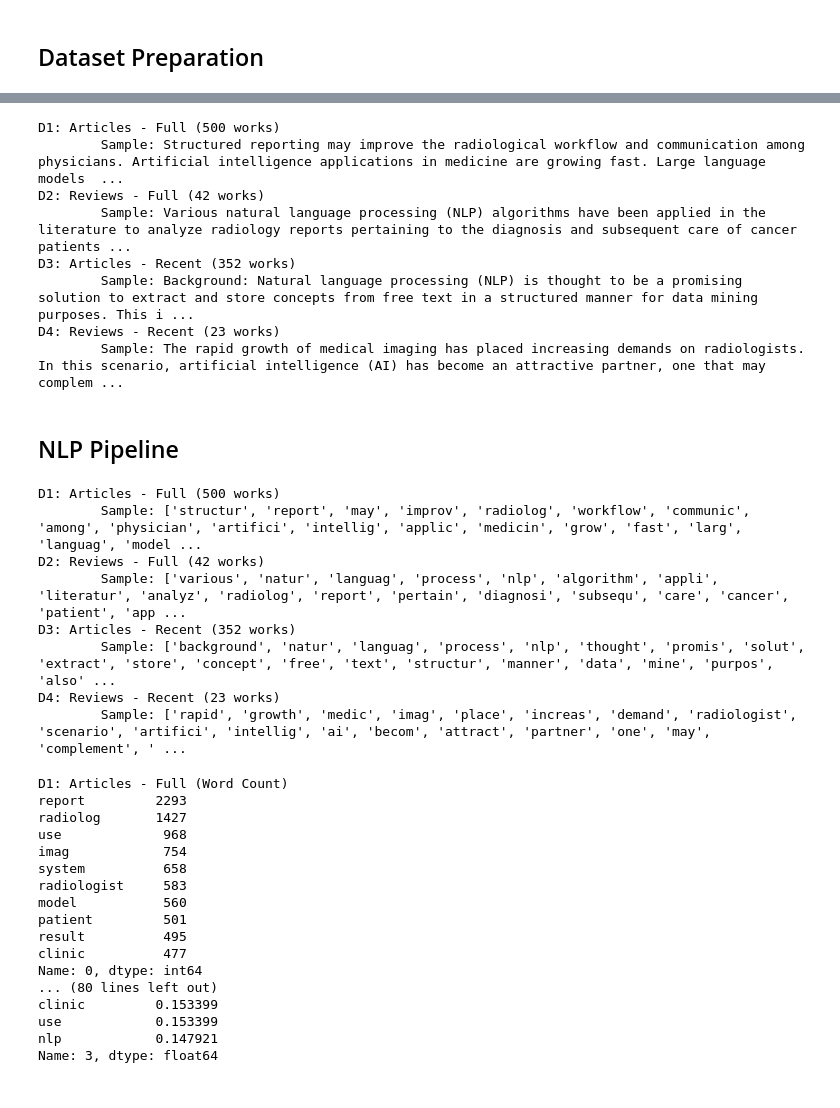
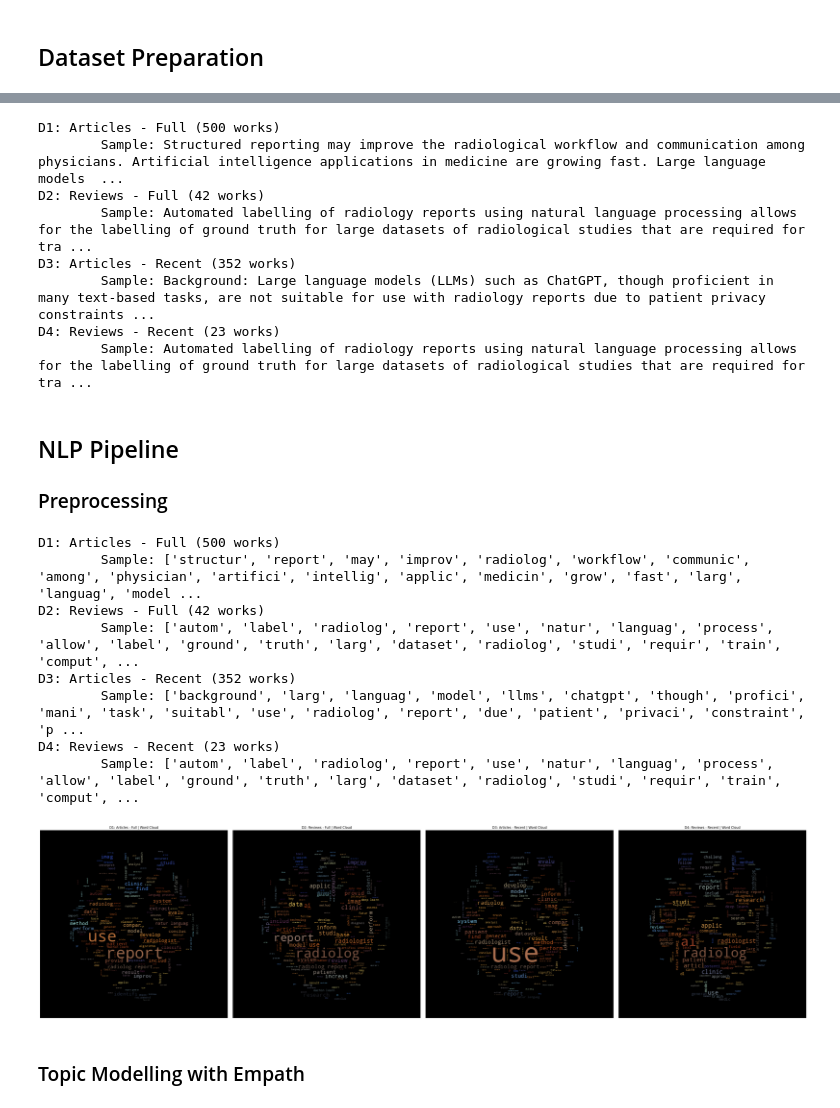
Before and after one commit to husmen/MedicalResearchTextAnalyser, a Jupyter notebook: MedicalResearchTextAnalyser.ipynb, the cells around one changed output, grey strips where cells are left out. Drawn from its saved outputs; the diff is of its cells as text; code cells hidden in the pictures.

```diff
--- a/MedicalResearchTextAnalyser.ipynb
+++ b/MedicalResearchTextAnalyser.ipynb
@@ -48,6 +45,7 @@ max    2023.000000  72.000000
 # %%
 # list of abstracts as D1-4
 dataset_abs = [dataset.get_abstracts(i) for i in range(len(dataset))]
+dataset_titles = [dataset.get_titles(i) for i in range(len(dataset))]
 
 for desc, db in zip(dataset.data_description, dataset_abs, strict=True):
     print(f"{desc} ({len(db)} works)")
@@ -56,16 +54,17 @@ for desc, db in zip(dataset.data_description, dataset_abs, strict=True):
 D1: Articles - Full (500 works)
         Sample: Structured reporting may improve the radiological workflow and communication among physicians. Artificial intelligence applications in medicine are growing fast. Large language models  ...
 D2: Reviews - Full (42 works)
-        Sample: Various natural language processing (NLP) algorithms have been applied in the literature to analyze radiology reports pertaining to the diagnosis and subsequent care of cancer patients ...
+        Sample: Automated labelling of radiology reports using natural language processing allows for the labelling of ground truth for large datasets of radiological studies that are required for tra ...
 D3: Articles - Recent (352 works)
-        Sample: Background: Natural language processing (NLP) is thought to be a promising solution to extract and store concepts from free text in a structured manner for data mining purposes. This i ...
+        Sample: Background: Large language models (LLMs) such as ChatGPT, though proficient in many text-based tasks, are not suitable for use with radiology reports due to patient privacy constraints ...
 D4: Reviews - Recent (23 works)
-        Sample: The rapid growth of medical imaging has placed increasing demands on radiologists. In this scenario, artificial intelligence (AI) has become an attractive partner, one that may complem ...
+        Sample: Automated labelling of radiology reports using natural language processing allows for the labelling of ground truth for large datasets of radiological studies that are required for tra ...
 # %% [markdown]
 ## NLP Pipeline
+
+### Preprocessing
 # %%
-# Preprocessing
-dataset_tkns = [nlp_pipeline.preprocess(db) for db in dataset_abs]
+dataset_tkns = [nlp_pipeline.preprocess(db, True) for db in dataset_abs]
 
 for desc, db in zip(dataset.data_description, dataset_tkns, strict=True):
     print(f"{desc} ({len(db)} works)")
@@ -74,42 +73,17 @@ for desc, db in zip(dataset.data_description, dataset_tkns, strict=True):
 D1: Articles - Full (500 works)
         Sample: ['structur', 'report', 'may', 'improv', 'radiolog', 'workflow', 'communic', 'among', 'physician', 'artifici', 'intellig', 'applic', 'medicin', 'grow', 'fast', 'larg', 'languag', 'model ...
 D2: Reviews - Full (42 works)
-        Sample: ['various', 'natur', 'languag', 'process', 'nlp', 'algorithm', 'appli', 'literatur', 'analyz', 'radiolog', 'report', 'pertain', 'diagnosi', 'subsequ', 'care', 'cancer', 'patient', 'app ...
+        Sample: ['autom', 'label', 'radiolog', 'report', 'use', 'natur', 'languag', 'process', 'allow', 'label', 'ground', 'truth', 'larg', 'dataset', 'radiolog', 'studi', 'requir', 'train', 'comput', ...
 D3: Articles - Recent (352 works)
-        Sample: ['background', 'natur', 'languag', 'process', 'nlp', 'thought', 'promis', 'solut', 'extract', 'store', 'concept', 'free', 'text', 'structur', 'manner', 'data', 'mine', 'purpos', 'also' ...
+        Sample: ['background', 'larg', 'languag', 'model', 'llms', 'chatgpt', 'though', 'profici', 'mani', 'task', 'suitabl', 'use', 'radiolog', 'report', 'due', 'patient', 'privaci', 'constraint', 'p ...
 D4: Reviews - Recent (23 works)
-        Sample: ['rapid', 'growth', 'medic', 'imag', 'place', 'increas', 'demand', 'radiologist', 'scenario', 'artifici', 'intellig', 'ai', 'becom', 'attract', 'partner', 'one', 'may', 'complement', ' ...
+        Sample: ['autom', 'label', 'radiolog', 'report', 'use', 'natur', 'languag', 'process', 'allow', 'label', 'ground', 'truth', 'larg', 'dataset', 'radiolog', 'studi', 'requir', 'train', 'comput', ...
-# %%
-# Stats
-dataset_stats = nlp_pipeline.stats(dataset_tkns)
-w_count, tf_idf = dataset_stats
-
-for i in range(len(w_count)):
-    desc = dataset.data_description[i]
-    w_count_i = w_count.iloc[i]
-    tf_idf_i = tf_idf.iloc[i]
-
-    print(f"{desc} (Word Count)")
-    print(w_count_i.sort_values(ascending=False).head(10))
-
-    print(f"{desc} (TF-IDF)")
-    print(tf_idf_i.sort_values(ascending=False).head(10))
-# %% [output]
-D1: Articles - Full (Word Count)
-report         2293
-radiolog       1427
-use             968
-imag            754
-system          658
-radiologist     583
-model           560
-patient         501
-result          495
-clinic          477
-Name: 0, dtype: int64
-... (80 lines left out)
-clinic         0.153399
-use            0.153399
-nlp            0.147921
-Name: 3, dtype: float64
+# %%
+# Word Clouds
+fig = data_viz.word_clouds(dataset_tkns, dataset.data_description)
+fig.show()
+# %% [output]
+[figure, added]
+# %% [markdown]
+### Topic Modelling with Empath
 # %%
```
Also changed, not shown: parts of 15 cells of this notebook, 5 other files.
